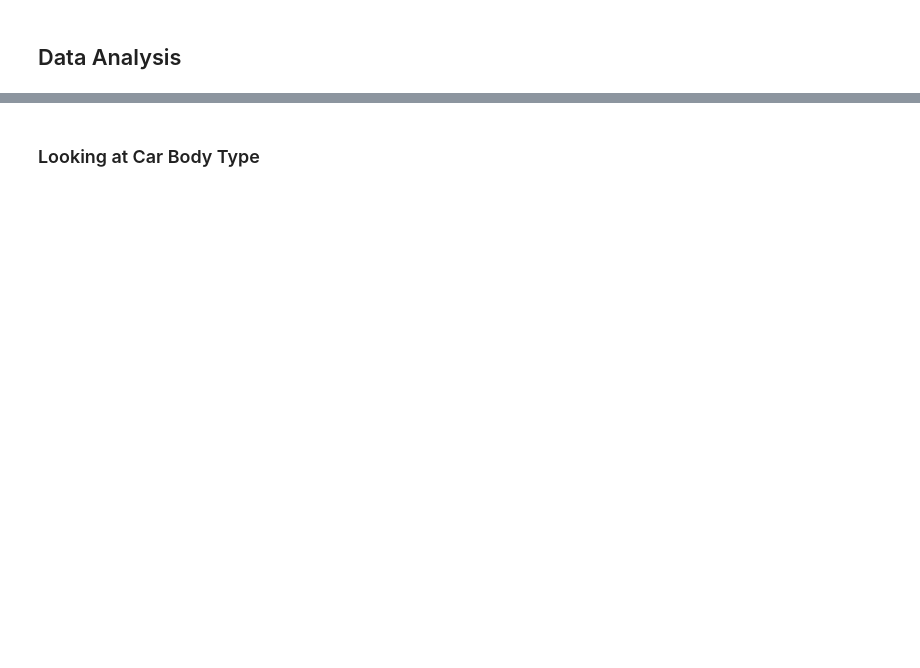
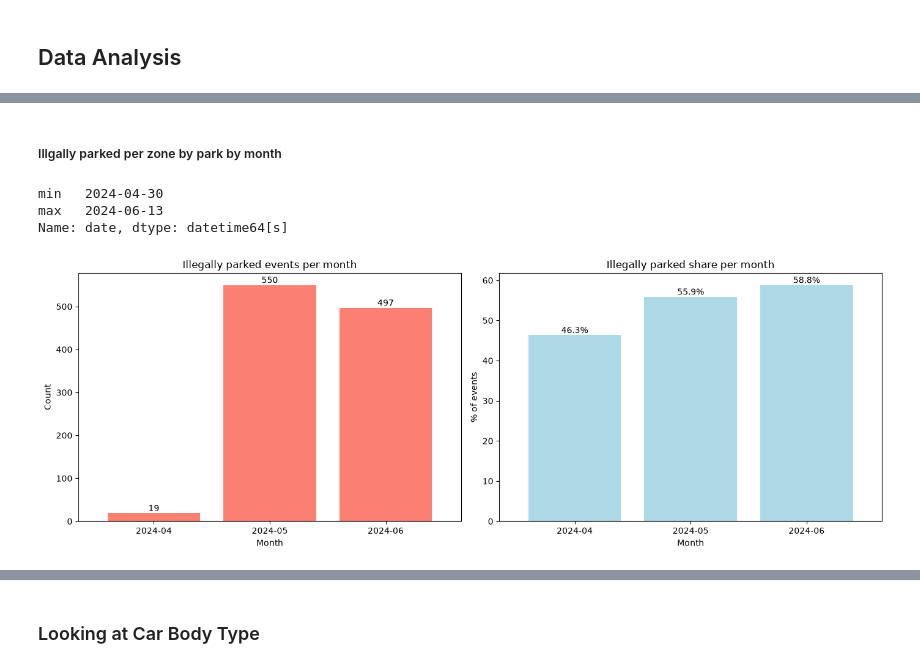
Before and after one commit to dshan805/freight-curb-allocation, a Jupyter notebook: notebooks/01-eda.ipynb, the cells around one changed output, grey strips where cells are left out. Drawn from its saved outputs; the diff is of its cells as text; code cells hidden in the pictures; blank space fills up the shorter version.

```diff
--- a/notebooks/01-eda.ipynb
+++ b/notebooks/01-eda.ipynb
@@ -603,0 +568,34 @@ idax1_loading_zones = idax_1_area[idax_1_area['SPACETYPE'].
+# %% [markdown]
+##### Illgally parked per zone by park by month
+# %%
+pd.to_datetime(idax1_with_weather['date']).agg(['min', 'max'])
+# %% [output]
+min   2024-04-30
+max   2024-06-13
+Name: date, dtype: datetime64[s]
+# %%
+month_of_event = pd.to_datetime(idax1_with_weather['date']).dt.to_period('M').astype(str)
+
+figure, (count_axis, percent_axis) = plt.subplots(1, 2, figsize=(14, 5))
+
+illegal_by_month = idax1_with_weather.groupby(month_of_event)['illegally_parked']
+
+illegal_by_month.sum().plot(kind='bar', ax=count_axis, color='salmon', width=0.8)
+count_axis.bar_label(count_axis.containers[0])
+count_axis.set_title('Illegally parked events per month')
+count_axis.set_xlabel('Month')
+count_axis.set_ylabel('Count')
+
+illegal_by_month.mean().mul(100).plot(kind='bar', ax=percent_axis, color='lightblue', width=0.8)
+percent_axis.bar_label(percent_axis.containers[0], fmt='%.1f%%')
+percent_axis.set_title('Illegally parked share per month')
+percent_axis.set_xlabel('Month')
+percent_axis.set_ylabel('% of events')
+
+for axis in (count_axis, percent_axis):
+    axis.tick_params(axis='x', rotation=0)
+
+plt.tight_layout()
+plt.show()
+# %% [output]
+[figure, added]
```
Also changed, not shown: parts of 179 cells of this notebook, 3 other files.
